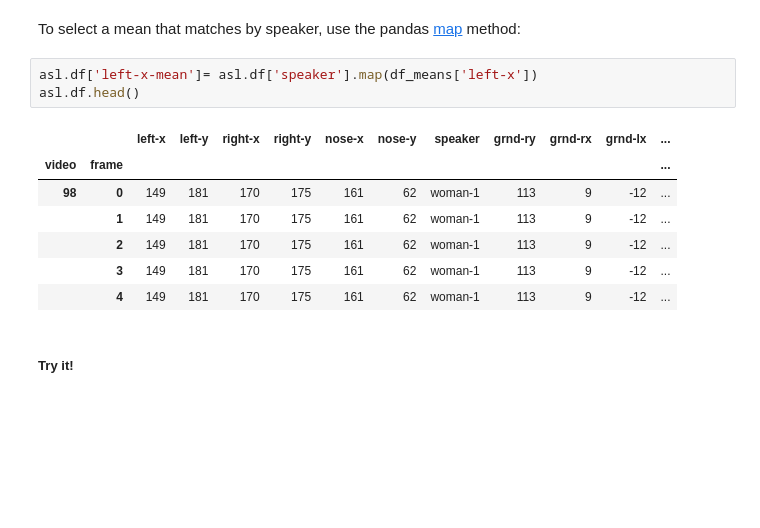
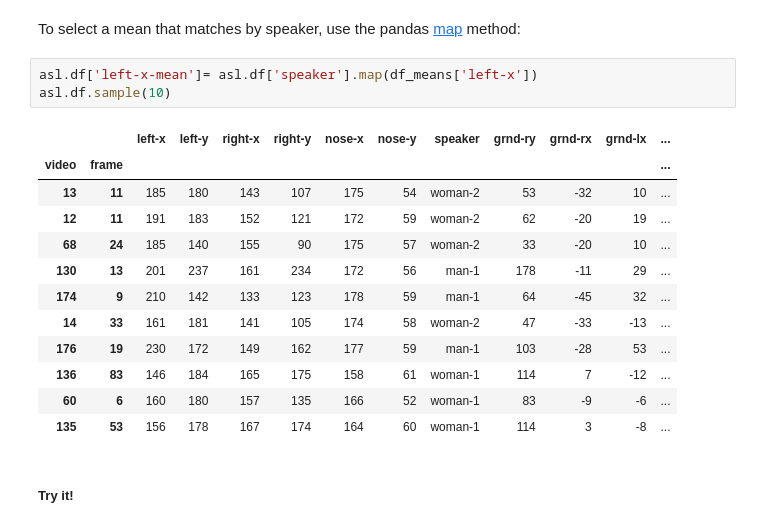
Before and after one commit to lasershow/AIND-Recognizer, a Jupyter notebook: asl_recognizer.ipynb, the cells around one changed output. Saved outputs shown, nothing was run; the diff lists cells and outputs as text; blank space fills up the shorter version.

```diff
--- a/asl_recognizer.ipynb
+++ b/asl_recognizer.ipynb
@@ -152,15 +153,20 @@ df_means
 To select a mean that matches by speaker, use the pandas [map](http://pandas.pydata.org/pandas-docs/stable/generated/pandas.Series.map.html) method:
 # %%
 asl.df['left-x-mean']= asl.df['speaker'].map(df_means['left-x'])
-asl.df.head()
+asl.df.sample(10)
 # %% [output]
 |  |  | left-x | left-y | right-x | right-y | nose-x | nose-y | speaker | grnd-ry | grnd-rx | grnd-lx | ... |
 | video | frame |  |  |  |  |  |  |  |  |  |  | ... |
-| 98 | 0 | 149 | 181 | 170 | 175 | 161 | 62 | woman-1 | 113 | 9 | -12 | ... |
-|  | 1 | 149 | 181 | 170 | 175 | 161 | 62 | woman-1 | 113 | 9 | -12 | ... |
-|  | 2 | 149 | 181 | 170 | 175 | 161 | 62 | woman-1 | 113 | 9 | -12 | ... |
-|  | 3 | 149 | 181 | 170 | 175 | 161 | 62 | woman-1 | 113 | 9 | -12 | ... |
-|  | 4 | 149 | 181 | 170 | 175 | 161 | 62 | woman-1 | 113 | 9 | -12 | ... |
+| 13 | 11 | 185 | 180 | 143 | 107 | 175 | 54 | woman-2 | 53 | -32 | 10 | ... |
+| 12 | 11 | 191 | 183 | 152 | 121 | 172 | 59 | woman-2 | 62 | -20 | 19 | ... |
+| 68 | 24 | 185 | 140 | 155 | 90 | 175 | 57 | woman-2 | 33 | -20 | 10 | ... |
+| 130 | 13 | 201 | 237 | 161 | 234 | 172 | 56 | man-1 | 178 | -11 | 29 | ... |
+| 174 | 9 | 210 | 142 | 133 | 123 | 178 | 59 | man-1 | 64 | -45 | 32 | ... |
+| 14 | 33 | 161 | 181 | 141 | 105 | 174 | 58 | woman-2 | 47 | -33 | -13 | ... |
+| 176 | 19 | 230 | 172 | 149 | 162 | 177 | 59 | man-1 | 103 | -28 | 53 | ... |
+| 136 | 83 | 146 | 184 | 165 | 175 | 158 | 61 | woman-1 | 114 | 7 | -12 | ... |
+| 60 | 6 | 160 | 180 | 157 | 135 | 166 | 52 | woman-1 | 83 | -9 | -6 | ... |
+| 135 | 53 | 156 | 178 | 167 | 174 | 164 | 60 | woman-1 | 114 | 3 | -8 | ... |
 # %% [markdown]
 ##### Try it!
 # %%
```
Also changed, not shown: parts of 15 cells of this notebook.
